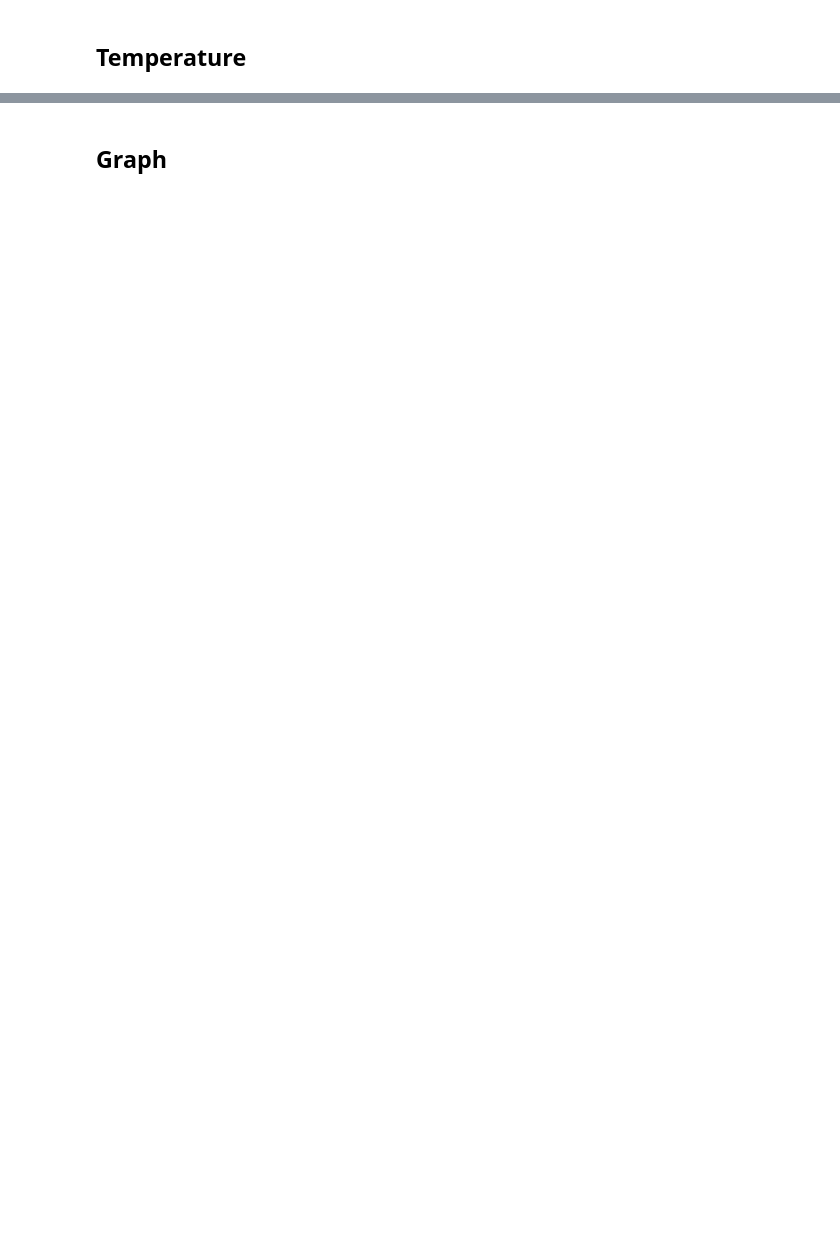
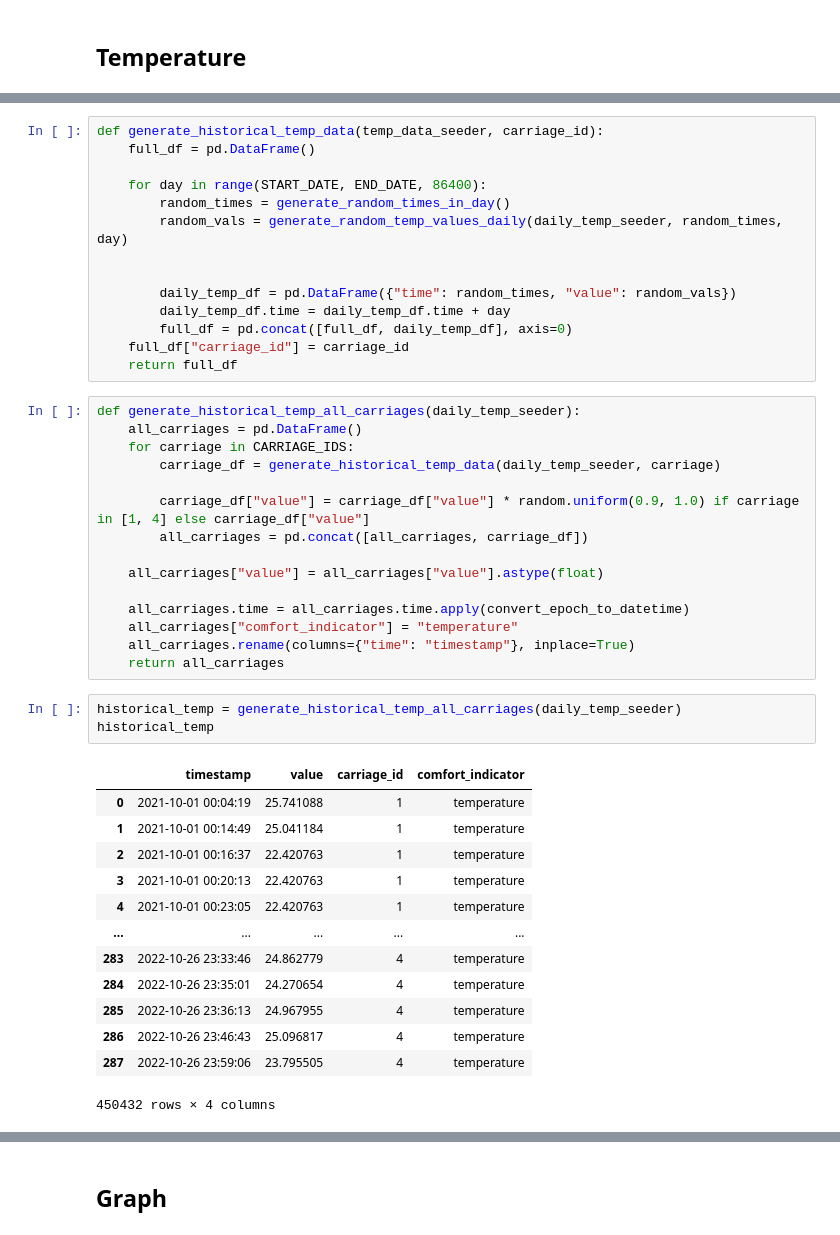
Before and after one commit to yxcho/iot_project, a Jupyter notebook: src/mock_data.ipynb, the cells around one changed output, grey strips where cells are left out. Cells and saved outputs as stored; diff of their text form; blank space fills up the shorter version.

```diff
--- a/src/mock_data.ipynb
+++ b/src/mock_data.ipynb
@@ -405,0 +495,46 @@ COLD_MONTHS = [11,12]
+# %%
+def generate_historical_temp_data(temp_data_seeder, carriage_id):
+    full_df = pd.DataFrame()
+
+    for day in range(START_DATE, END_DATE, 86400):
+        random_times = generate_random_times_in_day()
+        random_vals = generate_random_temp_values_daily(daily_temp_seeder, random_times, day)
+
+
+        daily_temp_df = pd.DataFrame({"time": random_times, "value": random_vals})
+        daily_temp_df.time = daily_temp_df.time + day
+        full_df = pd.concat([full_df, daily_temp_df], axis=0)
+    full_df["carriage_id"] = carriage_id
+    return full_df
+# %%
+def generate_historical_temp_all_carriages(daily_temp_seeder):
+    all_carriages = pd.DataFrame()
+    for carriage in CARRIAGE_IDS:
+        carriage_df = generate_historical_temp_data(daily_temp_seeder, carriage)
+
+        carriage_df["value"] = carriage_df["value"] * random.uniform(0.9, 1.0) if carriage in [1, 4] else carriage_df["value"]
+        all_carriages = pd.concat([all_carriages, carriage_df])
+
+    all_carriages["value"] = all_carriages["value"].astype(float)
+
+    all_carriages.time = all_carriages.time.apply(convert_epoch_to_datetime)
+    all_carriages["comfort_indicator"] = "temperature"
+    all_carriages.rename(columns={"time": "timestamp"}, inplace=True)
+    return all_carriages
+# %%
+historical_temp = generate_historical_temp_all_carriages(daily_temp_seeder)
+historical_temp
+# %% [output]
+|  | timestamp | value | carriage_id | comfort_indicator |
+| 0 | 2021-10-01 00:04:19 | 25.741088 | 1 | temperature |
+| 1 | 2021-10-01 00:14:49 | 25.041184 | 1 | temperature |
+| 2 | 2021-10-01 00:16:37 | 22.420763 | 1 | temperature |
+| 3 | 2021-10-01 00:20:13 | 22.420763 | 1 | temperature |
+| 4 | 2021-10-01 00:23:05 | 22.420763 | 1 | temperature |
+| ... | ... | ... | ... | ... |
+| 283 | 2022-10-26 23:33:46 | 24.862779 | 4 | temperature |
+| 284 | 2022-10-26 23:35:01 | 24.270654 | 4 | temperature |
+| 285 | 2022-10-26 23:36:13 | 24.967955 | 4 | temperature |
+| 286 | 2022-10-26 23:46:43 | 25.096817 | 4 | temperature |
+| 287 | 2022-10-26 23:59:06 | 23.795505 | 4 | temperature |
+450432 rows × 4 columns
```
Also changed, not shown: parts of 13 cells of this notebook, 3 other files.
